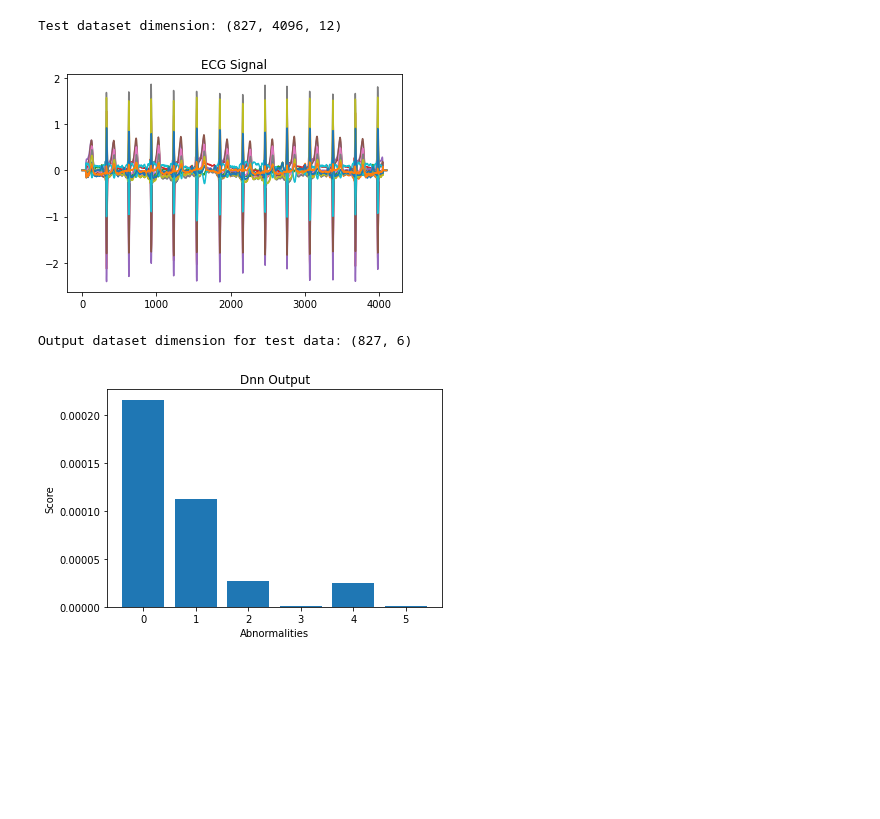
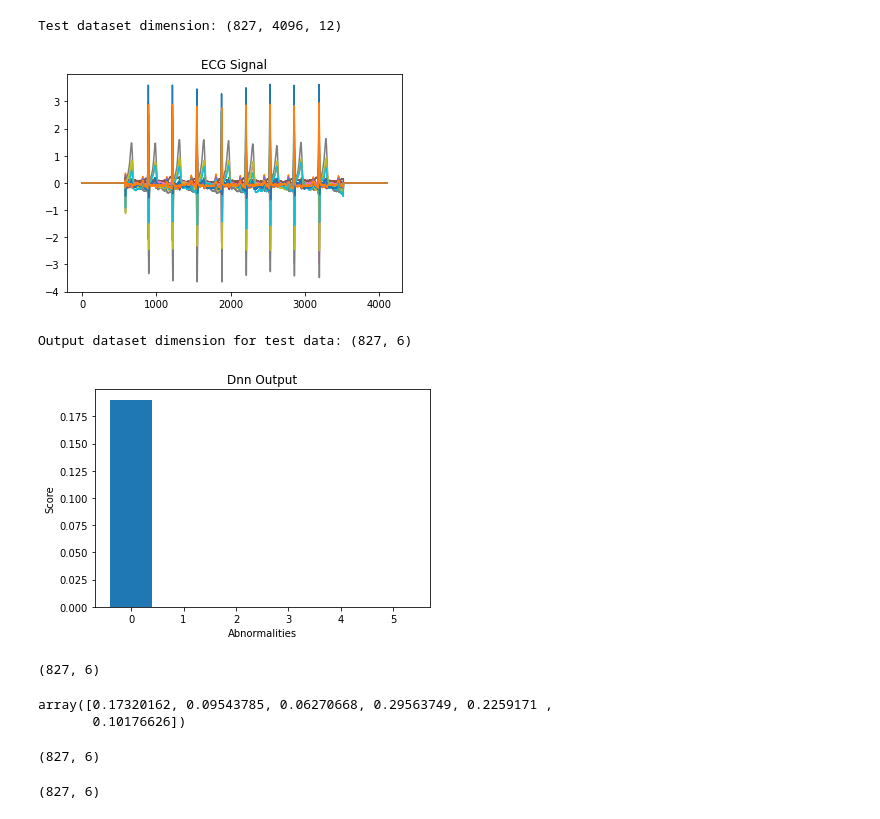
Before and after one commit to mdmamunhasan/automatic-ecg-diagnosis, a Jupyter notebook: data_explore.ipynb, the cells around one changed output. Cells and saved outputs as stored; diff of their text form; code cells hidden in the pictures; blank space fills up the shorter version.

Commit message:
# Info - pip libs update with input data explore

```diff
--- a/data_explore.ipynb
+++ b/data_explore.ipynb
@@ -12,10 +16,10 @@ print("Test dataset dimension:", x.shape)
 Test dataset dimension: (827, 4096, 12)
 # %%
 plt.title('ECG Signal')
-plt.plot(x[10])
+plt.plot(x[12])
 plt.show()
 # %% [output]
-[figure, old version]
+[figure, new version]
 # %%
 # Output Generated
 # %%
@@ -27,7 +31,7 @@ Output dataset dimension for test data: (827, 6)
 plt.title('Dnn Output')
 plt.xlabel('Abnormalities')
 plt.ylabel('Score')
-plt.bar(np.arange(len(y[10])), y[10])
+plt.bar(np.arange(len(y[12])), y[12])
 plt.show()
 # %% [output]
-[figure, old version]
+[figure, new version]
@@ -33,0 +40,5 @@ plt.show()
+# %%
+y_std = pd.read_csv('./data/annotations/gold_standard.csv').values
+y_std.shape
+# %% [output]
+(827, 6)
@@ -33,0 +64,6 @@ plt.show()
+# %%
+_, _, threshold = get_optimal_precision_recall(y_std, y)
+threshold
+# %% [output]
+array([0.17320162, 0.09543785, 0.06270668, 0.29563749, 0.2259171 ,
+       0.10176626])
@@ -33,0 +72,11 @@ plt.show()
+# %%
+mask = y > threshold
+mask.shape
+# %% [output]
+(827, 6)
+# %%
+y_neuralnet = np.zeros_like(y)
+y_neuralnet[mask] = 1
+y.shape
+# %% [output]
+(827, 6)
```
Also changed, not shown: parts of 5 cells of this notebook.
